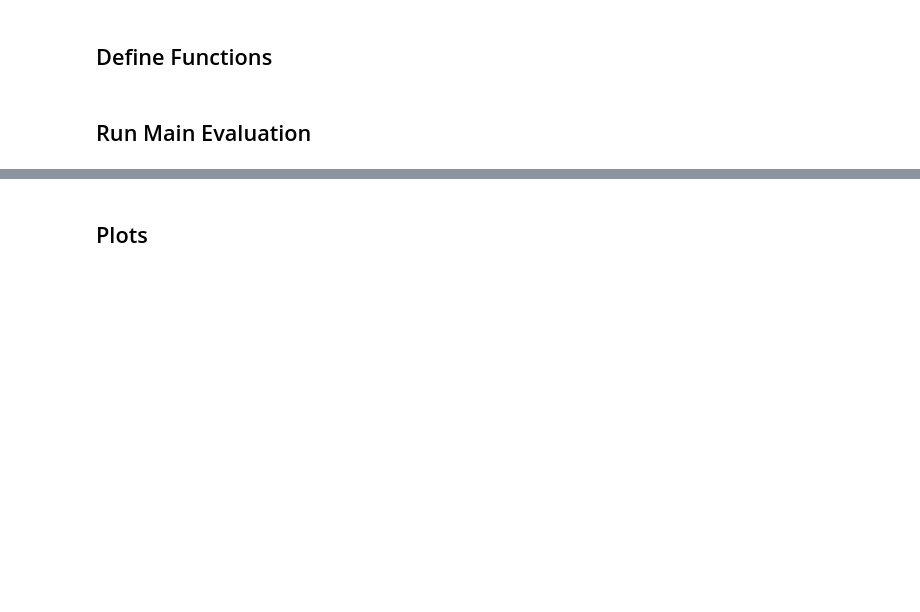
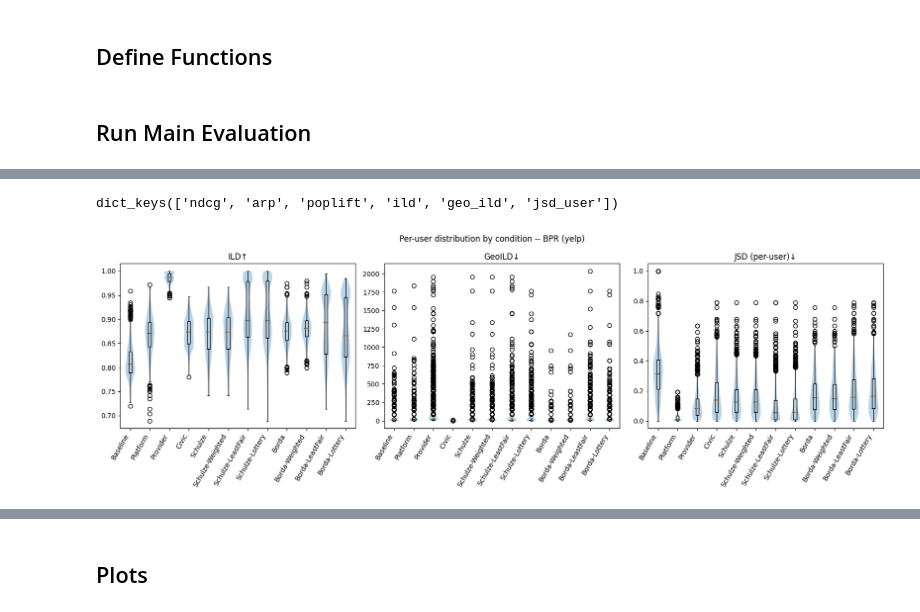
Before and after one commit to andreafooo/multistakeholder_poi, a Jupyter notebook: offline_evaluation.ipynb, the cells around one changed output, grey strips where cells are left out. Cells and saved outputs as stored; diff of their text form; code cells hidden in the pictures; blank space fills up the shorter version.

```diff
--- a/offline_evaluation.ipynb
+++ b/offline_evaluation.ipynb
@@ -610,3 +718,49 @@ BPR   Baseline          0.4160           0.6849        0.3199           0.2936
+# %%
+group_scores["BPR"]["baseline"].keys()
+# %% [output]
+dict_keys(['ndcg', 'arp', 'poplift', 'ild', 'geo_ild', 'jsd_user'])
+# %%
+plot_metrics = ["ild", "geo_ild", "jsd_user"]
+# plot_methods = [m for m in model_dirs[model_name] if m in group_scores[model_name]]
+plot_methods = ['baseline',
+ 'cp_min_js',
+ 'mmr',
+ 'geo',
+ 'schulze',
+ 'schulze_weighted',
+ 'schulze_leastfair',
+ 'schulze_lottery',
+ 'borda',
+ 'borda_weighted',
+ 'borda_leastfair',
+ 'borda_lottery',
+]
+
+fig, axs = plt.subplots(1, len(plot_metrics), figsize=(5.5 * len(plot_metrics), 5.5))
+
+for ax, metric in zip(axs, plot_metrics):
+    data, labels = [], []
+    for method_name in plot_methods:
+        scores = group_scores[model_name][method_name].get(metric, {}).get("All", {})
+        if not scores:
+            continue
+        data.append(list(scores.values()))
+        labels.append(rename_methods.get(method_name, method_name))
+
+    positions = range(1, len(labels) + 1)
+    ax.violinplot(data, positions=positions, showmedians=True, showextrema=False)
+    ax.boxplot(data, positions=positions, widths=0.15, showfliers=True)
+    ax.set_xticks(list(positions))
+    ax.set_xticklabels(labels, rotation=60, ha="right")
+    ax.set_title(local_rename_metrics.get(metric, metric))
+
+fig.suptitle(f"Per-user distribution by condition -- {model_name} ({dataset})")
+fig.tight_layout()
+
+plt.savefig(os.path.join(BASE_DIR, f"{dataset}_dataset", "plots", f"{dataset}_statistics.png"), bbox_inches="tight")
+plt.show()
+# %% [output]
+[figure, added]
 # %%
 # --- Second, independent L1/2: outcome-based m_bar instead of RBO-based m_bar. ---
 # For each condition already in `results` (same rows as the RBO-based L1/2 above),
```
Also changed, not shown: parts of 14 cells of this notebook, 1 other file.
